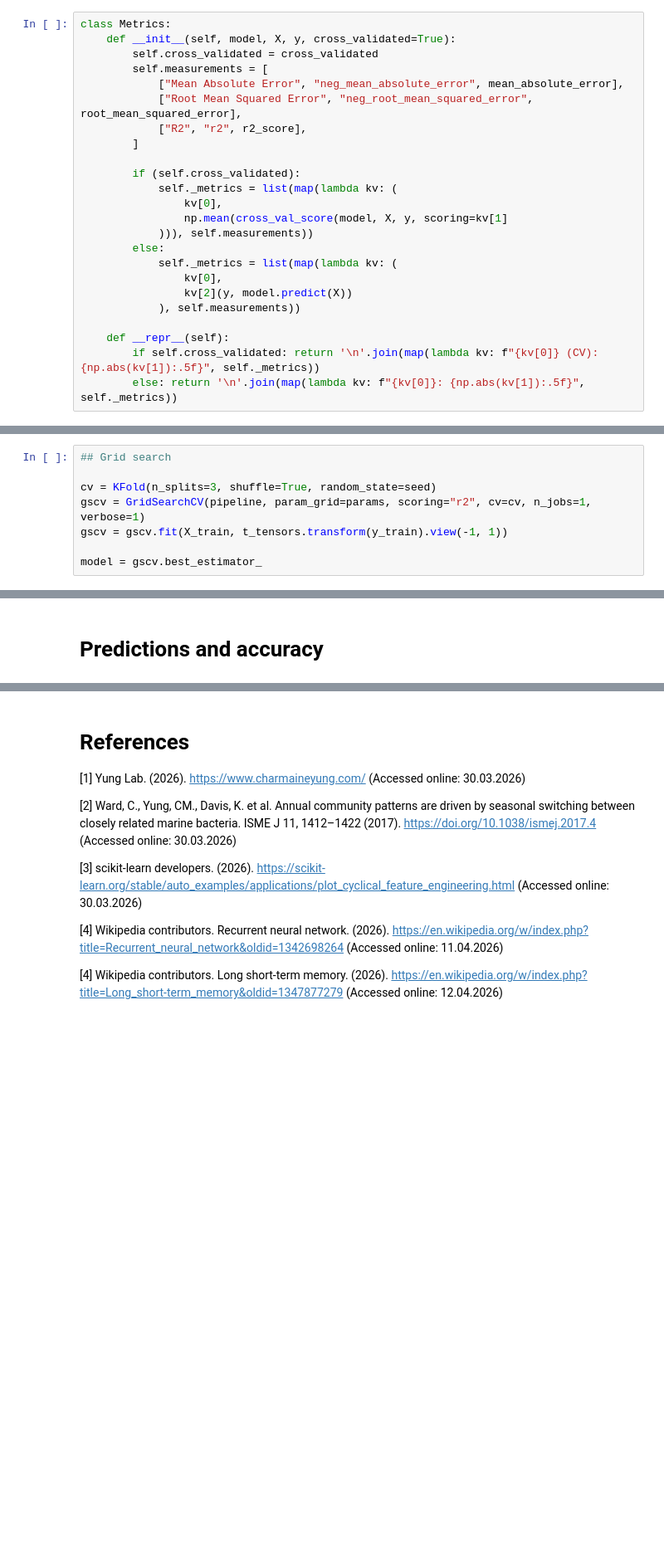
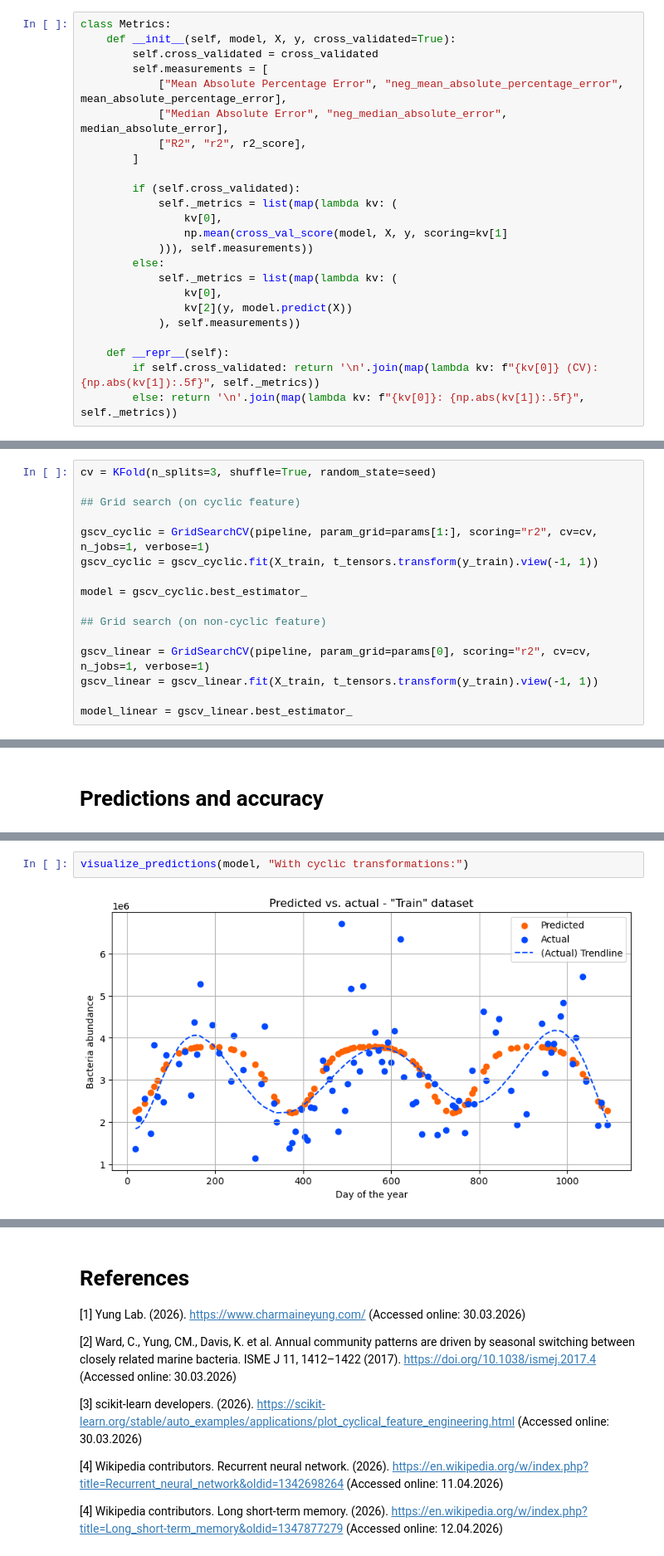
Before and after one commit to jonassterud/OCES5303_A2, a Jupyter notebook: ass2_oces5303_21335836.ipynb, the cells around one changed output, grey strips where cells are left out. Shown at 83% size. Drawn from its saved outputs; the diff is of its cells as text; blank space fills up the shorter version.

```diff
--- a/ass2_oces5303_21335836.ipynb
+++ b/ass2_oces5303_21335836.ipynb
@@ -427,8 +453,8 @@ class Metrics:
     def __init__(self, model, X, y, cross_validated=True):
         self.cross_validated = cross_validated
         self.measurements = [
-            ["Mean Absolute Error", "neg_mean_absolute_error", mean_absolute_error],
-            ["Root Mean Squared Error", "neg_root_mean_squared_error", root_mean_squared_error],
+            ["Mean Absolute Percentage Error", "neg_mean_absolute_percentage_error", mean_absolute_percentage_error],
+            ["Median Absolute Error", "neg_median_absolute_error", median_absolute_error],
             ["R2", "r2", r2_score],
         ]
 
@@ -543,9 +600,17 @@ params = [
 # %%
-## Grid search
+cv = KFold(n_splits=3, shuffle=True, random_state=seed)
 
-cv = KFold(n_splits=3, shuffle=True, random_state=seed)
-gscv = GridSearchCV(pipeline, param_grid=params, scoring="r2", cv=cv, n_jobs=1, verbose=1)
-gscv = gscv.fit(X_train, t_tensors.transform(y_train).view(-1, 1))
+## Grid search (on cyclic feature)
 
-model = gscv.best_estimator_
+gscv_cyclic = GridSearchCV(pipeline, param_grid=params[1:], scoring="r2", cv=cv, n_jobs=1, verbose=1)
+gscv_cyclic = gscv_cyclic.fit(X_train, t_tensors.transform(y_train).view(-1, 1))
+
+model = gscv_cyclic.best_estimator_
+
+## Grid search (on non-cyclic feature)
+
+gscv_linear = GridSearchCV(pipeline, param_grid=params[0], scoring="r2", cv=cv, n_jobs=1, verbose=1)
+gscv_linear = gscv_linear.fit(X_train, t_tensors.transform(y_train).view(-1, 1))
+
+model_linear = gscv_linear.best_estimator_
 # %% [output]
@@ -644,0 +729,4 @@ for (name, X, y) in [("Train", X_train, y_train), ("Test", X_test, y_test)]:
+# %%
+visualize_predictions(model, "With cyclic transformations:")
+# %% [output]
+[figure, added]
```
Also changed, not shown: parts of 23 cells of this notebook.
